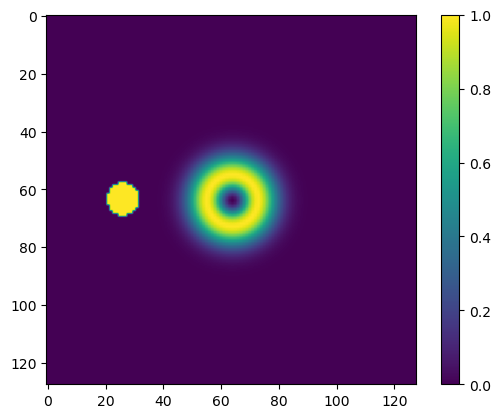
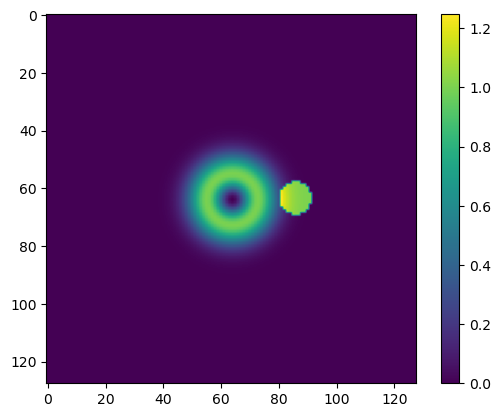
The notebook cell's code change between the first figure and the second:
--- before
+++ after
@@ -2,4 +2,4 @@
 field = field/np.max(np.abs(field))
 
-plt.imshow(np.abs(output_chans[0])**2 + np.abs(field)**2)
+plt.imshow(np.abs(output_chans[1])**2 + np.abs(field)**2)
 plt.colorbar()

Commit: debugging some funamential shit: